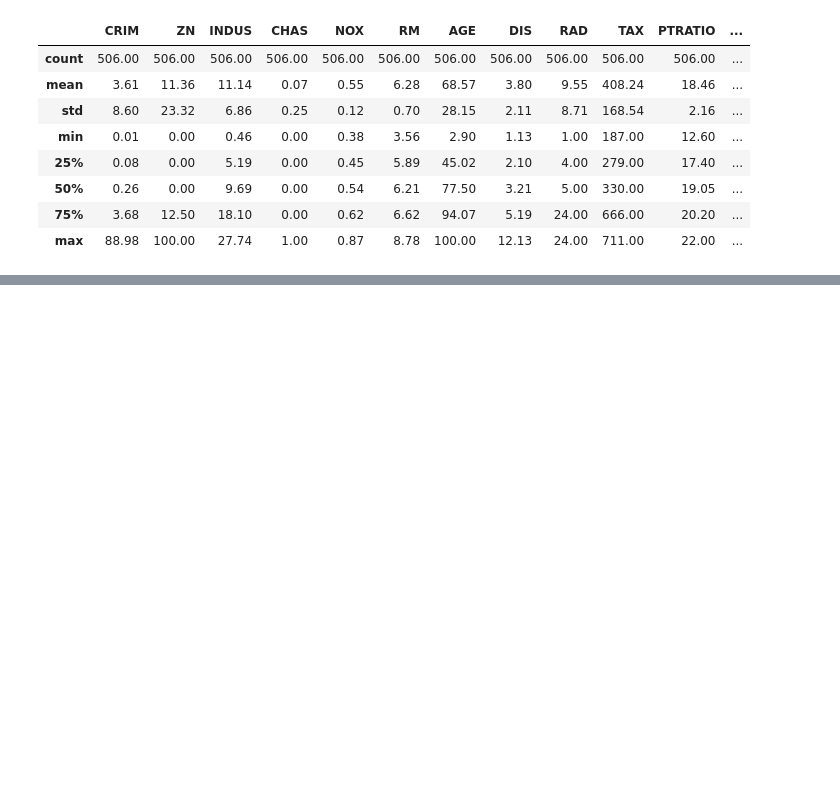
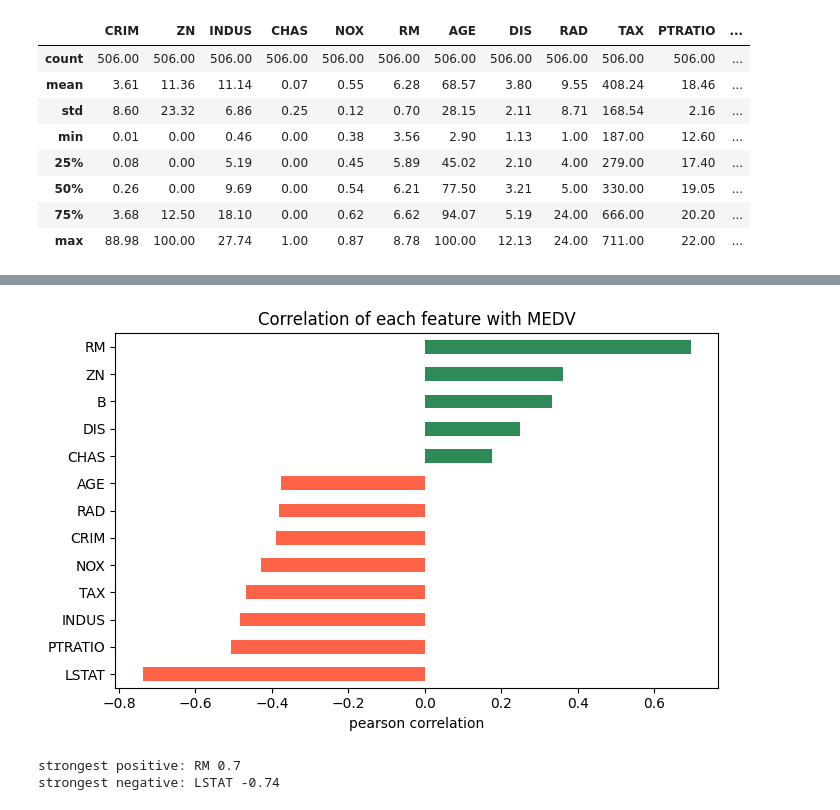
Before and after one commit to meherabmehu/ml-internship-codveda, a Jupyter notebook: level-1-basic/02_linear_regression_house_prices.ipynb, the cells around one changed output, grey strips where cells are left out. Cells and saved outputs as stored; diff of their text form; code cells hidden in the pictures; blank space fills up the shorter version.

```diff
--- a/level-1-basic/02_linear_regression_house_prices.ipynb
+++ b/level-1-basic/02_linear_regression_house_prices.ipynb
@@ -58,0 +75,18 @@ missing values: 0
+# %%
+# which features move the price?
+corr = df.corr()['MEDV'].drop('MEDV').sort_values()
+
+plt.figure(figsize=(7, 4.5))
+colors = ['tomato' if c < 0 else 'seagreen' for c in corr]
+corr.plot(kind='barh', color=colors)
+plt.title('Correlation of each feature with MEDV')
+plt.xlabel('pearson correlation')
+plt.tight_layout()
+plt.show()
+
+print('strongest positive:', corr.idxmax(), round(corr.max(), 2))
+print('strongest negative:', corr.idxmin(), round(corr.min(), 2))
+# %% [output]
+[figure, added]
+strongest positive: RM 0.7
+strongest negative: LSTAT -0.74
```
Also changed, not shown: parts of 4 cells of this notebook.
